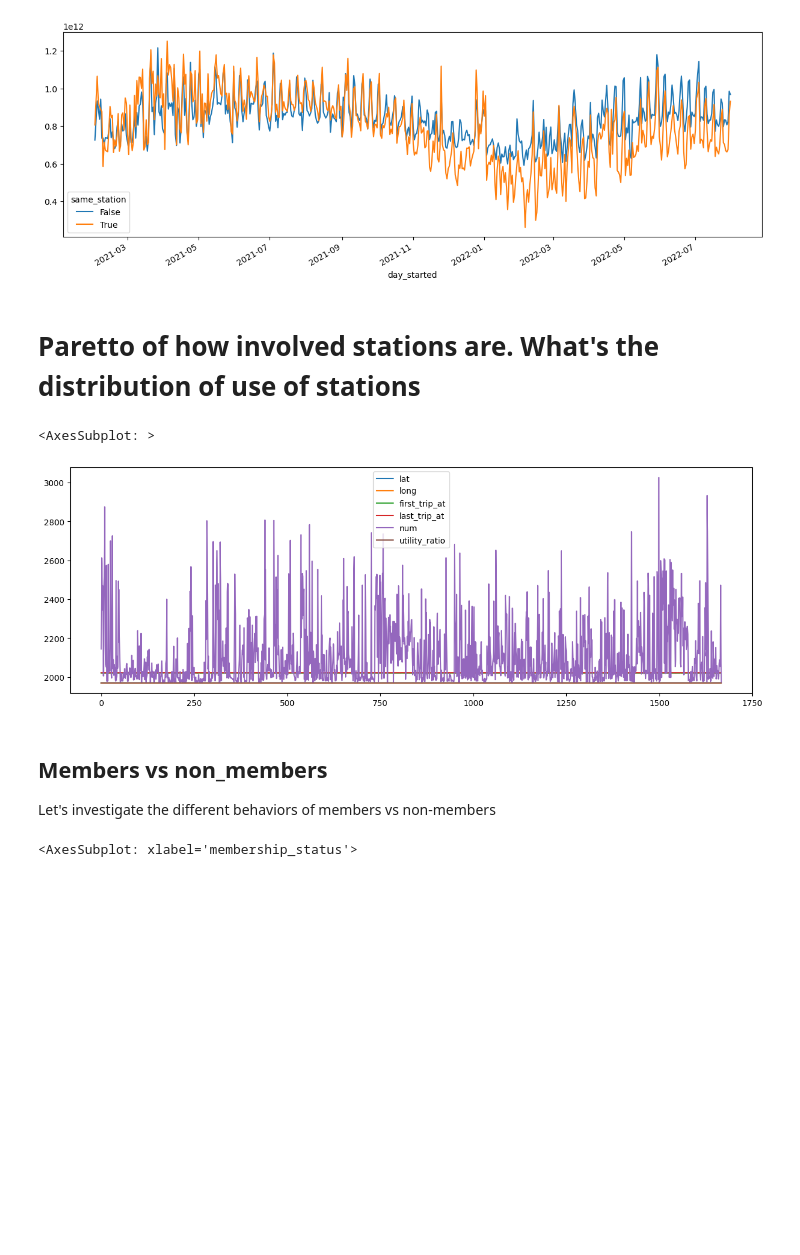
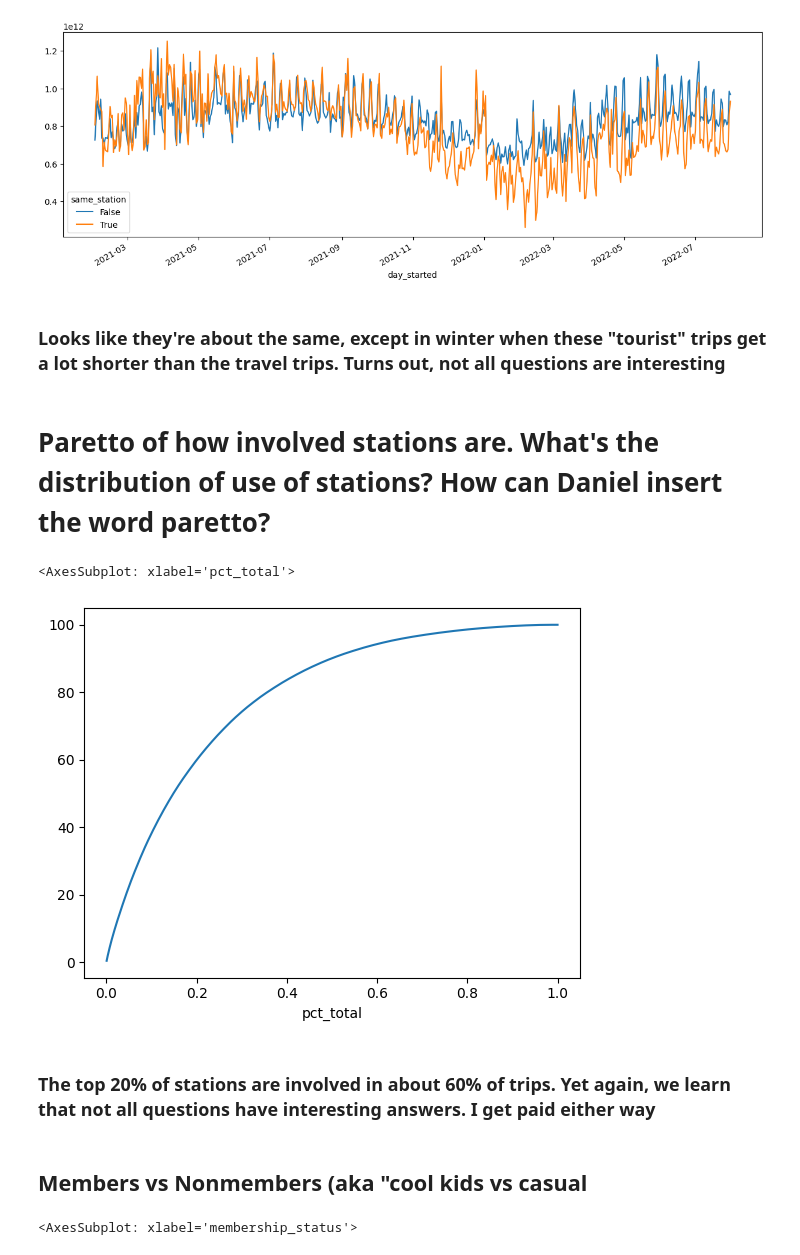
Before and after one commit to dseisun/citibike, a Jupyter notebook: analysis.ipynb, the cells around one changed output. Drawn from its saved outputs; the diff is of its cells as text; code cells hidden in the pictures; blank space fills up the shorter version.

Commit message:
Added paretto helper and updated workbook

```diff
--- a/analysis.ipynb
+++ b/analysis.ipynb
@@ -337,8 +358,10 @@ df_trip_time_by_type_of_ride.pivot(index='day_started', columns='same_station',
 # %% [output]
 <AxesSubplot: xlabel='day_started'>
 [figure]
+# %% [markdown]
+### Looks like they're about the same, except in winter when these "tourist" trips get a lot shorter than the travel trips. Turns out, not all questions are interesting
 # %% [markdown]
-# Paretto of how involved stations are. What's the distribution of use of stations
+# Paretto of how involved stations are. What's the distribution of use of stations? How can Daniel insert the word paretto?
 # %%
 df_involved_stations = pd.read_sql("""with involved_stations as (
 	select start_station_id as involved_station from prod.trips_cleaned
@@ -349,15 +372,14 @@ select s.station_name, s.lat, s.long, s.first_trip_at, s.last_trip_at, count(1)
 left join prod.stations s on s.citi_station_id = i.involved_station
 group by 1,2,3,4,5""", engine)
 # %%
-df_involved_stations['utility_ratio'] = df_involved_stations['num'] / df_involved_stations['num'].sum()
+helpers.paretto(df_involved_stations, 'num').plot()
+# %% [output]
+<AxesSubplot: xlabel='pct_total'>
+[figure, added]
-# %%
-df_involved_stations.plot()
-# %% [output]
-<AxesSubplot: >
-[figure, removed]
+# %% [markdown]
+### The top 20% of stations are involved in about 60% of trips. Yet again, we learn that not all questions have interesting answers. I get paid either way
 # %% [markdown]
-## Members vs non_members
-Let's investigate the different behaviors of members vs non-members
+## Members vs Nonmembers (aka "cool kids vs casual
 # %%
 df_short_rides_member = pd.read_sql_query("""
 select
```
Also changed, not shown: parts of 21 cells of this notebook, 1 other file.
